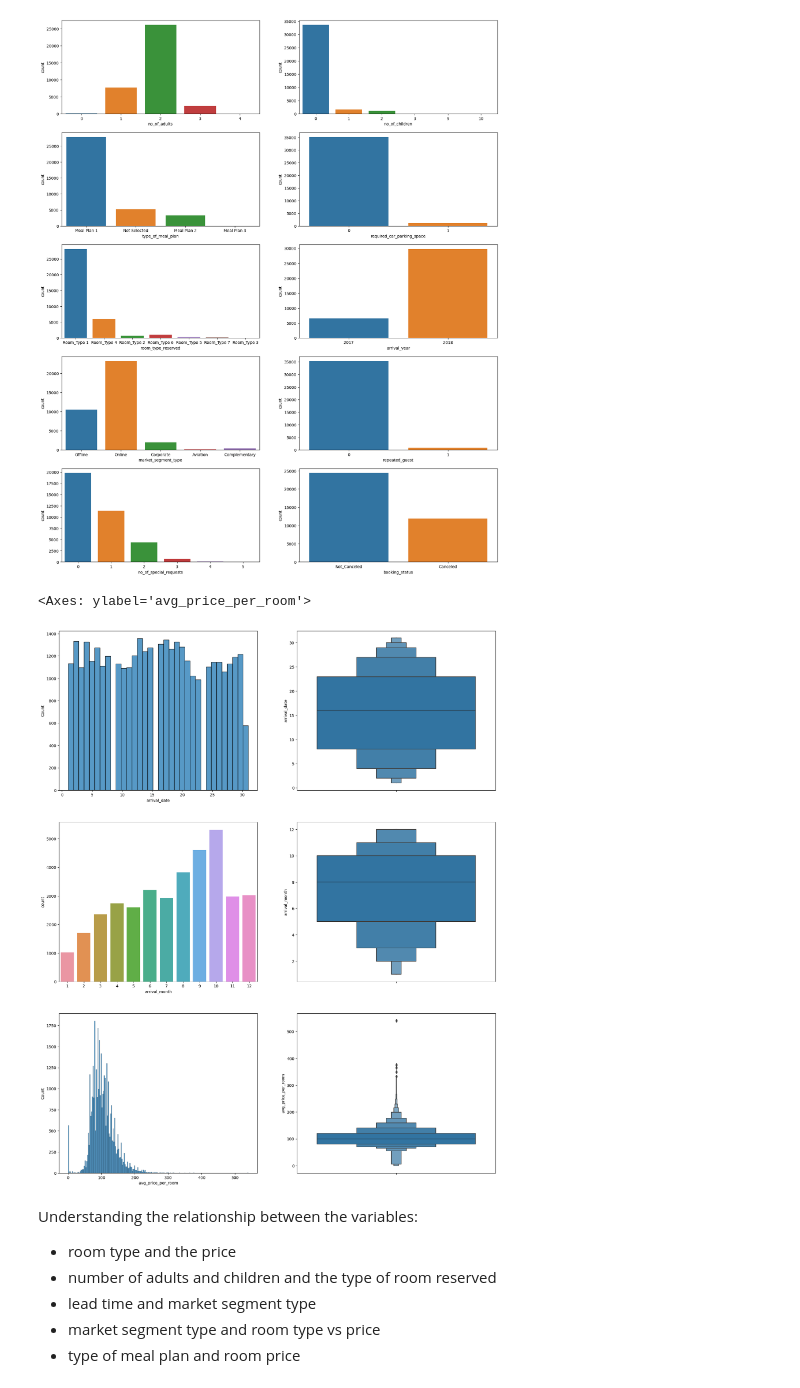
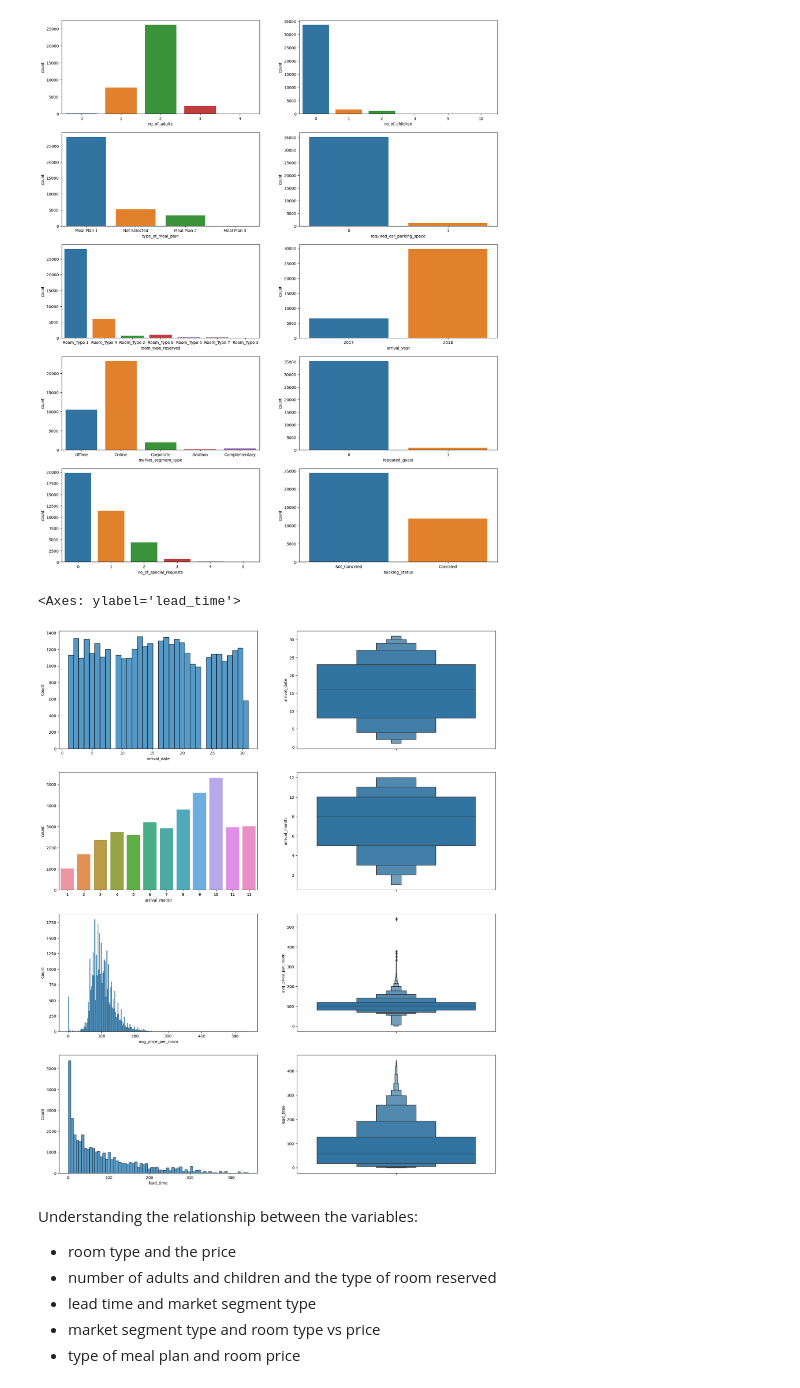
Before and after one commit to andytan0051/Data-Science-Projects, a Jupyter notebook: Hotel Reservation Cancellation Prediction/Hotel Reservation Cancellation Predictions.ipynb, the cells around one changed output. Saved outputs shown, nothing was run; the diff lists cells and outputs as text; code cells hidden in the pictures.

```diff
--- a/Hotel Reservation Cancellation Prediction/Hotel Reservation Cancellation Predictions.ipynb
+++ b/Hotel Reservation Cancellation Prediction/Hotel Reservation Cancellation Predictions.ipynb
@@ -153,21 +153,25 @@ for col in cat_var:
 [figure]
 # %%
 plt.figure(figsize = (20,25))
-plt.subplot(3,2,1)
+plt.subplot(4,2,1)
 sns.histplot(data=rsv_data, x='arrival_date')
-plt.subplot(3,2,2)
+plt.subplot(4,2,2)
 sns.boxenplot(data=rsv_data, y='arrival_date', orient='vertical')
-plt.subplot(3,2,3)
+plt.subplot(4,2,3)
 sns.countplot(data=rsv_data, x='arrival_month')
-plt.subplot(3,2,4)
+plt.subplot(4,2,4)
 sns.boxenplot(data=rsv_data, y='arrival_month', orient='vertical')
-plt.subplot(3,2,5)
+plt.subplot(4,2,5)
 sns.histplot(data=rsv_data, x='avg_price_per_room')
-plt.subplot(3,2,6)
+plt.subplot(4,2,6)
 sns.boxenplot(data=rsv_data, y='avg_price_per_room', orient='vertical')
+plt.subplot(4,2,7)
+sns.histplot(data=rsv_data, x='lead_time')
+plt.subplot(4,2,8)
+sns.boxenplot(data=rsv_data, y='lead_time', orient='vertical')
 # %% [output]
-<Axes: ylabel='avg_price_per_room'>
+<Axes: ylabel='lead_time'>
-[figure, old version]
+[figure, new version]
 # %% [markdown]
 Understanding the relationship between the variables:
 - room type and the price
```
Also changed, not shown: parts of 24 cells of this notebook.
